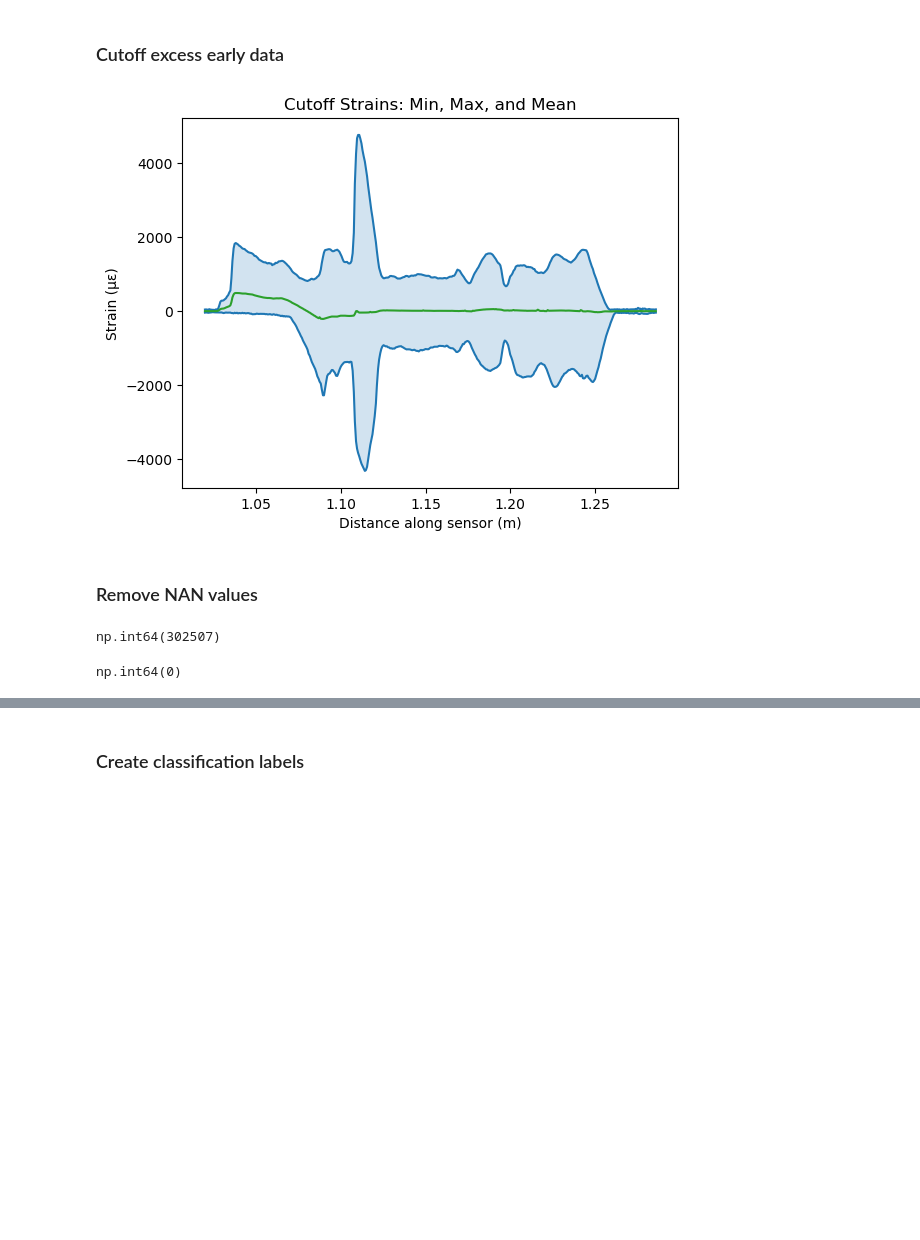
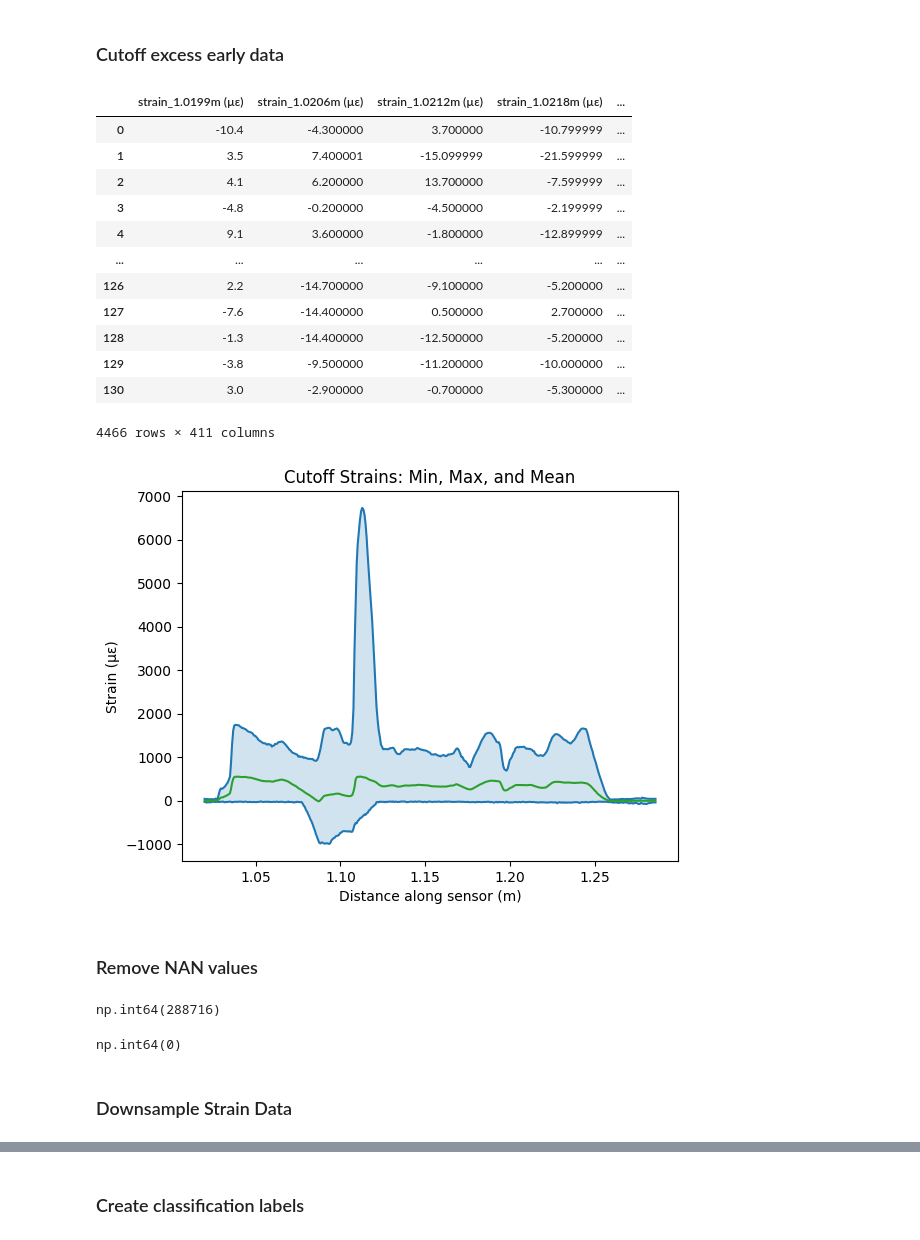
Before and after one commit to Jskacines/strain_learning, a Jupyter notebook: contact_classification.ipynb, the cells around one changed output, grey strips where cells are left out. Saved outputs shown, nothing was run; the diff lists cells and outputs as text; code cells hidden in the pictures; blank space fills up the shorter version.

```diff
--- a/contact_classification.ipynb
+++ b/contact_classification.ipynb
@@ -19,7 +19,7 @@ import re
 ### Read files
 # %%
 file_pattern = "*.csv"
-data_path = os.fspath("data/all")
+data_path = os.fspath("data/all_right")
 data_files = glob.glob(file_pattern, root_dir=data_path)
 
 
@@ -146,24 +144,38 @@ plt.show()
 # %%
 start_location = 1.02
 cutoff_idx = (np.abs(x_axis - start_location)).argmin()
 cutoff_strain = data[sorted_strain_cols].iloc[:,cutoff_idx:]
 cutoff_x_axis = x_axis[cutoff_idx:]
 
 upper_bound = cutoff_strain.max()
 lower_bound = cutoff_strain.min()
 mean_line = cutoff_strain.mean()
 
 fig, ax = plt.subplots()
 ax.plot(cutoff_x_axis,upper_bound,color='tab:blue')
 ax.plot(cutoff_x_axis,lower_bound,color='tab:blue')
 ax.plot(cutoff_x_axis,mean_line,color='tab:green')
 ax.fill_between(cutoff_x_axis,upper_bound,lower_bound,alpha=0.2)
 ax.set_title("Cutoff Strains: Min, Max, and Mean")
 ax.set_ylabel("Strain (με)")
 ax.set_xlabel("Distance along sensor (m)")
+display(cutoff_strain)
 plt.show()
 # %% [output]
+|  | strain_1.0199m (µε) | strain_1.0206m (µε) | strain_1.0212m (µε) | strain_1.0218m (µε) | ... |
+| 0 | -10.4 | -4.300000 | 3.700000 | -10.799999 | ... |
+| 1 | 3.5 | 7.400001 | -15.099999 | -21.599999 | ... |
+| 2 | 4.1 | 6.200000 | 13.700000 | -7.599999 | ... |
+| 3 | -4.8 | -0.200000 | -4.500000 | -2.199999 | ... |
+| 4 | 9.1 | 3.600000 | -1.800000 | -12.899999 | ... |
+| ... | ... | ... | ... | ... | ... |
+| 126 | 2.2 | -14.700000 | -9.100000 | -5.200000 | ... |
+| 127 | -7.6 | -14.400000 | 0.500000 | 2.700000 | ... |
+| 128 | -1.3 | -14.400000 | -12.500000 | -5.200000 | ... |
+| 129 | -3.8 | -9.500000 | -11.200000 | -10.000000 | ... |
+| 130 | 3.0 | -2.900000 | -0.700000 | -5.300000 | ... |
+4466 rows × 411 columns
-[figure, old version]
+[figure, new version]
 # %% [markdown]
 ### Remove NAN values
 # %%
@@ -172,5 +184,7 @@ cutoff_strain.interpolate(inplace=True, axis=0)
 cutoff_strain.interpolate(inplace=True, axis=1)
 display(cutoff_strain.isna().sum().sum())
 # %% [output]
-np.int64(302507)
+np.int64(288716)
 np.int64(0)
+# %% [markdown]
+### Downsample Strain Data
```
Also changed, not shown: parts of 19 cells of this notebook, 2 other files.
